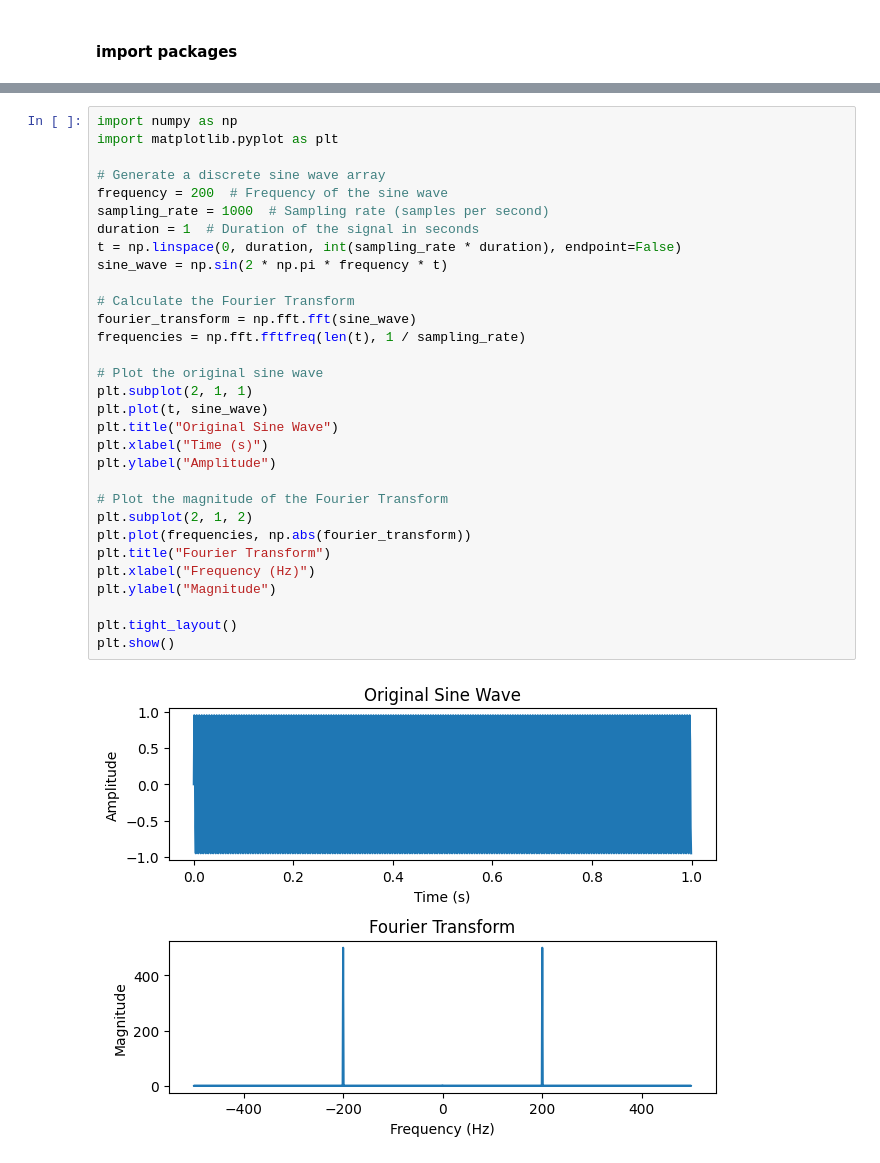
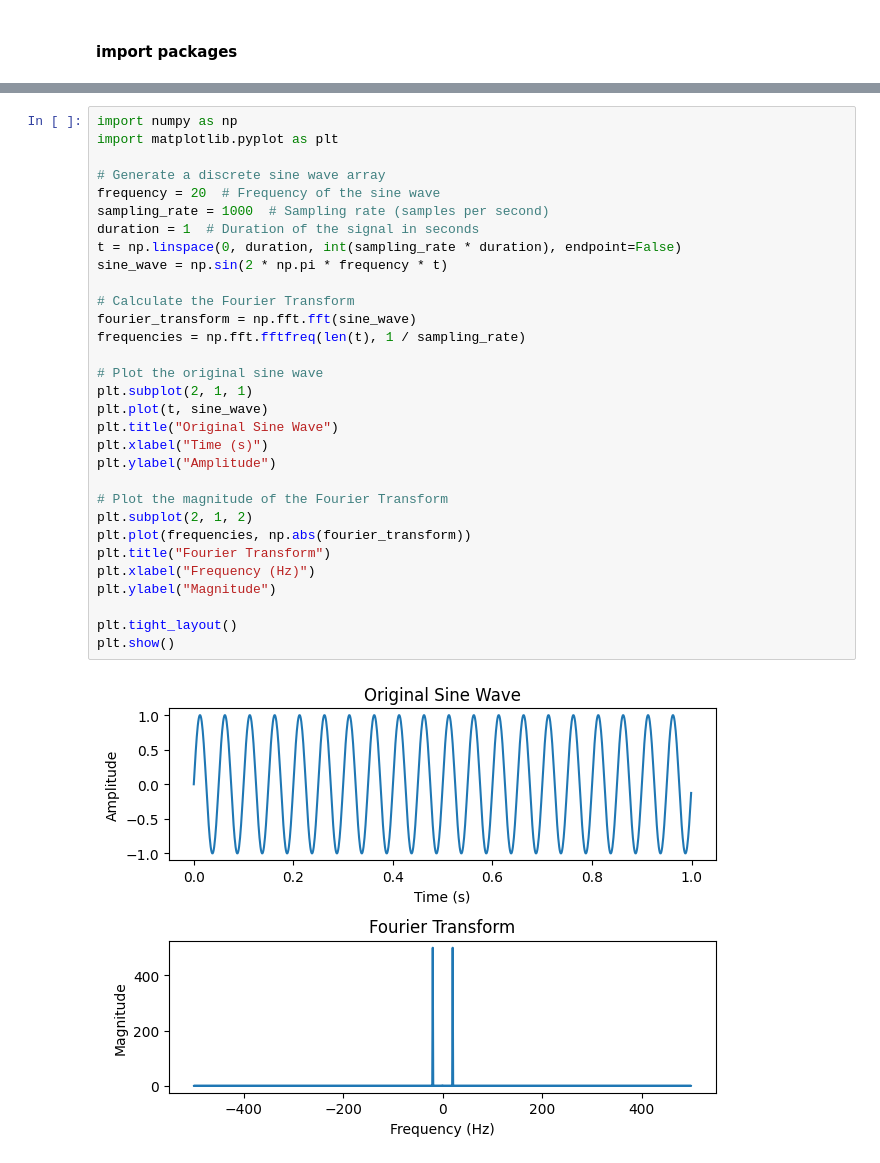
Before and after one commit to Bipoeman/rsp-signal-poc, a Jupyter notebook: transform_test.ipynb, the cells around one changed output, grey strips where cells are left out. Cells and saved outputs as stored; diff of their text form.

```diff
--- a/transform_test.ipynb
+++ b/transform_test.ipynb
@@ -140,32 +179,32 @@ plt.show()
 import numpy as np
 import matplotlib.pyplot as plt
 
 # Generate a discrete sine wave array
-frequency = 200  # Frequency of the sine wave
+frequency = 20  # Frequency of the sine wave
 sampling_rate = 1000  # Sampling rate (samples per second)
 duration = 1  # Duration of the signal in seconds
 t = np.linspace(0, duration, int(sampling_rate * duration), endpoint=False)
 sine_wave = np.sin(2 * np.pi * frequency * t)
 
 # Calculate the Fourier Transform
 fourier_transform = np.fft.fft(sine_wave)
 frequencies = np.fft.fftfreq(len(t), 1 / sampling_rate)
 
 # Plot the original sine wave
 plt.subplot(2, 1, 1)
 plt.plot(t, sine_wave)
 plt.title("Original Sine Wave")
 plt.xlabel("Time (s)")
 plt.ylabel("Amplitude")
 
 # Plot the magnitude of the Fourier Transform
 plt.subplot(2, 1, 2)
 plt.plot(frequencies, np.abs(fourier_transform))
 plt.title("Fourier Transform")
 plt.xlabel("Frequency (Hz)")
 plt.ylabel("Magnitude")
 
 plt.tight_layout()
 plt.show()
 # %% [output]
-[figure, old version]
+[figure, new version]
```
Also changed, not shown: parts of 2 cells of this notebook, 25 other files.
